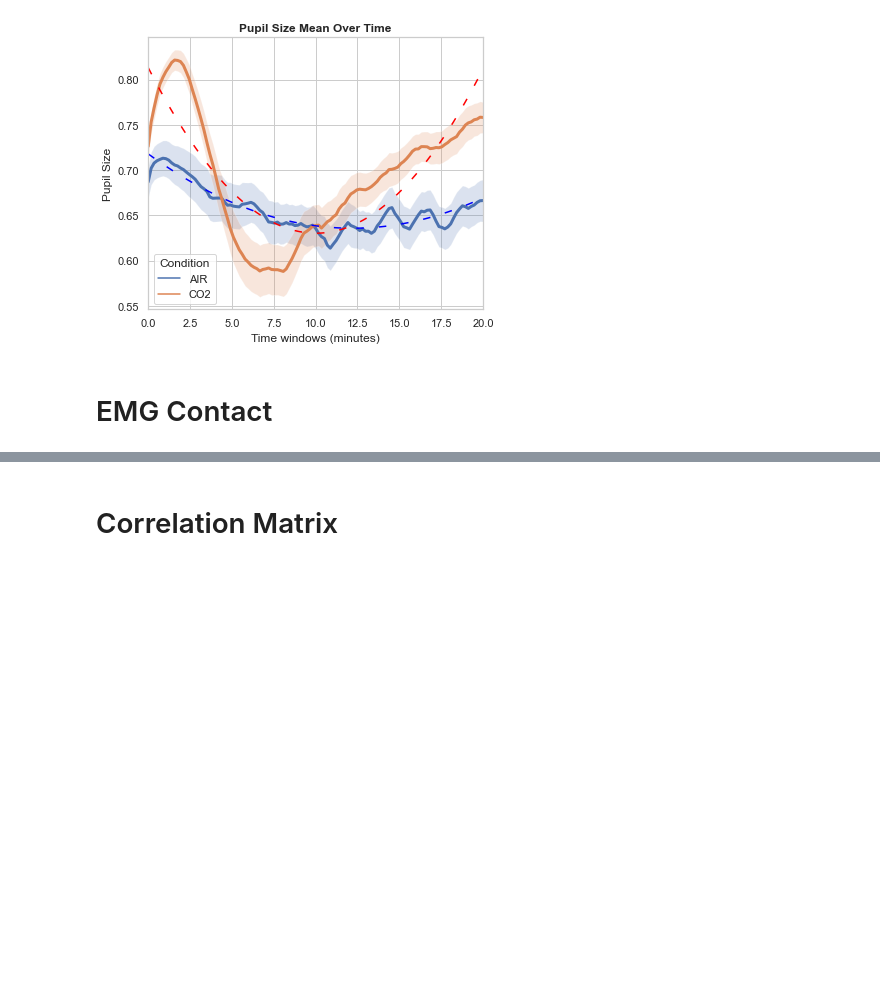
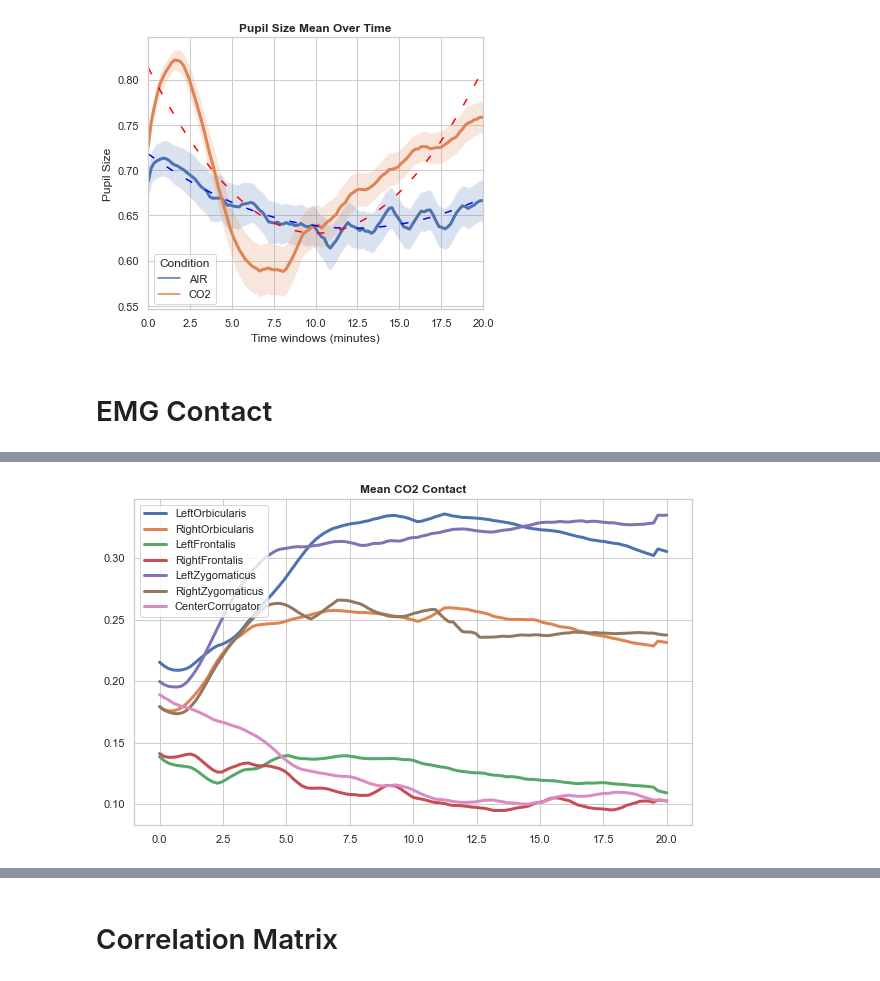
Before and after one commit to michalgnacek/co2-study, a Jupyter notebook: notebooks/3_statistics.ipynb, the cells around one changed output, grey strips where cells are left out. Drawn from its saved outputs; the diff is of its cells as text; code cells hidden in the pictures; blank space fills up the shorter version.

```diff
--- a/notebooks/3_statistics.ipynb
+++ b/notebooks/3_statistics.ipynb
@@ -354,3 +363,7 @@ plt.show()
+# %%
+Plots.contact_muscles(contact_co2_windows, os.path.join(notebook_temp_dir, "co2_contact_windowed"))
+# %% [output]
+[figure, added]
 # %%
 muscles = ['LeftOrbicularis','RightOrbicularis', 'LeftFrontalis', 'RightFrontalis', 'LeftZygomaticus', 'RightZygomaticus', 'CenterCorrugator']
 
```
Also changed, not shown: parts of 24 cells of this notebook, 4 other files.
